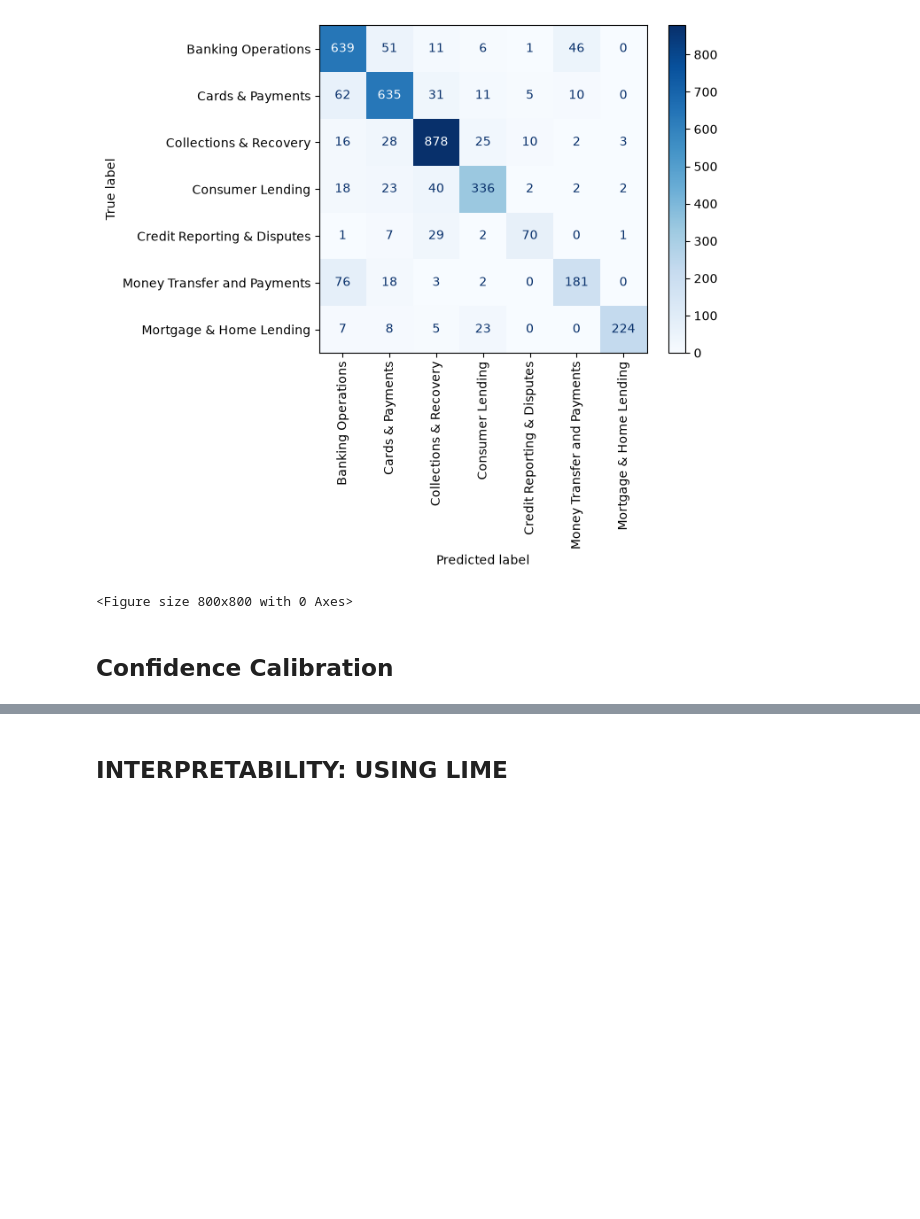
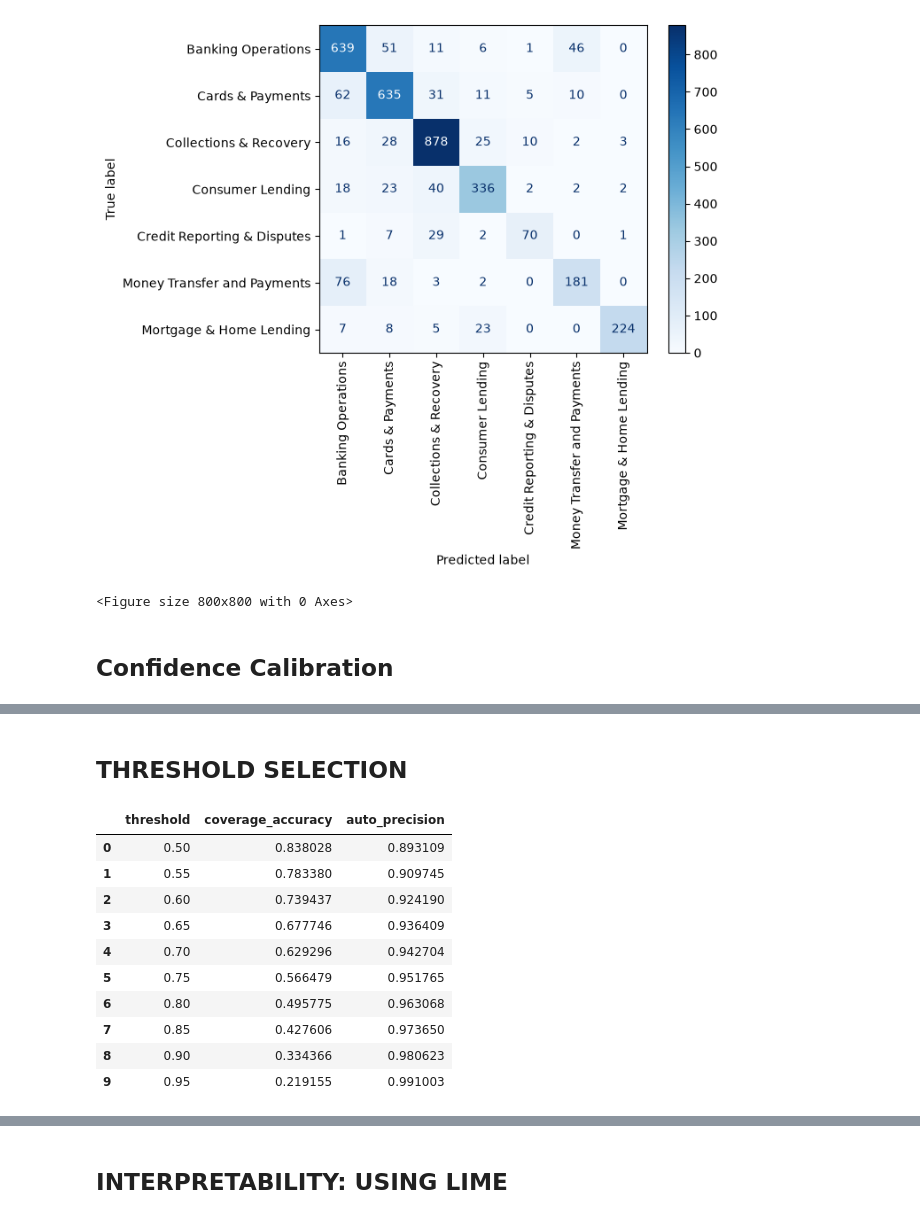
Before and after one commit to cappeadu/doc-routing-cfpb, a Jupyter notebook: notebooks/training_tfid.ipynb, the cells around one changed output, grey strips where cells are left out. Cells and saved outputs as stored; diff of their text form; code cells hidden in the pictures; blank space fills up the shorter version.

```diff
--- a/notebooks/training_tfid.ipynb
+++ b/notebooks/training_tfid.ipynb
@@ -196,7 +197,7 @@ decode(sample_labels, idx_to_class)
 # %%
 #lemmatize the text to get the root of each word
 
-def lemmatize_all_complaints(df: pd.DataFrame)->list:
+def lemmatize_text(df: pd.DataFrame)->list:
     all_complaints = df['complaint_what_happened'].tolist()
     complaints_docs = nlp.pipe(all_complaints, batch_size=128, n_process=-1)
 
@@ -321,8 +323,8 @@ class TFIDFTrainer:
 # %%
 # lemmatize text and later train model using lemmatized dataset
 
-train_df['text'] = lemmatize_all_complaints(train_df)
-val_df['text'] = lemmatize_all_complaints(val_df)
+train_df['text'] = lemmatize_text(train_df)
+val_df['text'] = lemmatize_text(val_df)
 
 train_df_copied = train_df.copy()
 val_df_copied = val_df.copy()
@@ -682,0 +661,36 @@ val_df_evaluate.iloc[label_issues]
+# %% [markdown]
+## **THRESHOLD SELECTION**
+# %%
+# selecting threshold to use for automatically route
+# complaints as well as submitting the remaining for review
+
+thresold_results = []
+for threshold in np.arange(0.5, 1, 0.05):
+    total_automatic_routes = []
+    for index, probabilities in enumerate(y_probs):
+        pred_idx = np.argmax(probabilities, axis=-1)
+        probability = probabilities[pred_idx]
+        if probability>=threshold:
+            total_automatic_routes.append(index)
+    coverage = len(total_automatic_routes)/len(y_probs)
+    filtered_df = val_df_evaluate.iloc[total_automatic_routes]
+    total_correct_preds = sum(filtered_df['labels']==filtered_df['prediction'])
+    precision = total_correct_preds/len(total_automatic_routes)
+    thresold_results.append({"threshold":threshold,
+                             "coverage_accuracy":coverage,
+                             "auto_precision":precision})
+# %%
+threshold_df = pd.DataFrame(thresold_results)
+threshold_df
+# %% [output]
+|  | threshold | coverage_accuracy | auto_precision |
+| 0 | 0.50 | 0.838028 | 0.893109 |
+| 1 | 0.55 | 0.783380 | 0.909745 |
+| 2 | 0.60 | 0.739437 | 0.924190 |
+| 3 | 0.65 | 0.677746 | 0.936409 |
+| 4 | 0.70 | 0.629296 | 0.942704 |
+| 5 | 0.75 | 0.566479 | 0.951765 |
+| 6 | 0.80 | 0.495775 | 0.963068 |
+| 7 | 0.85 | 0.427606 | 0.973650 |
+| 8 | 0.90 | 0.334366 | 0.980623 |
+| 9 | 0.95 | 0.219155 | 0.991003 |
```
Also changed, not shown: parts of 11 cells of this notebook, 18 other files.
